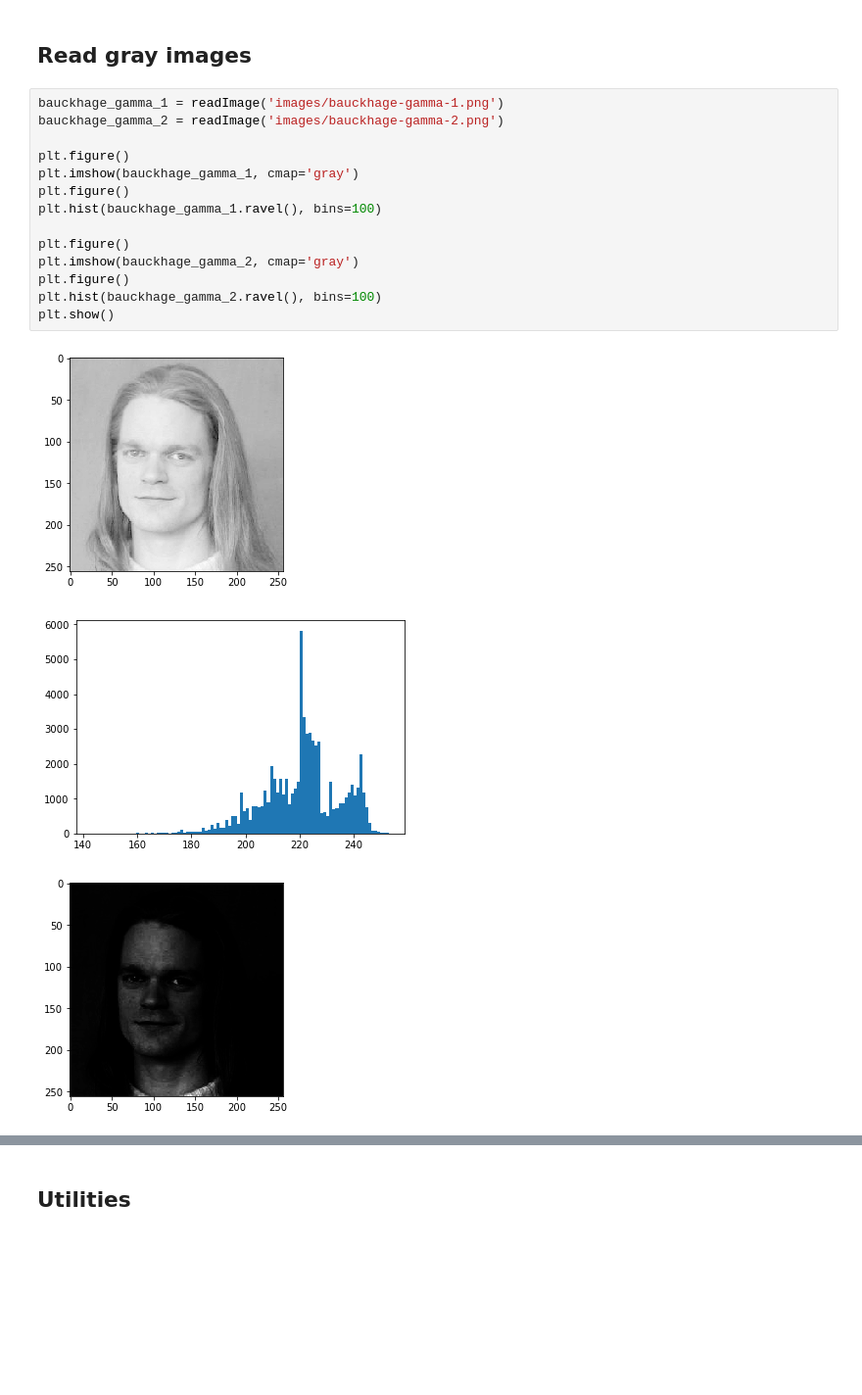
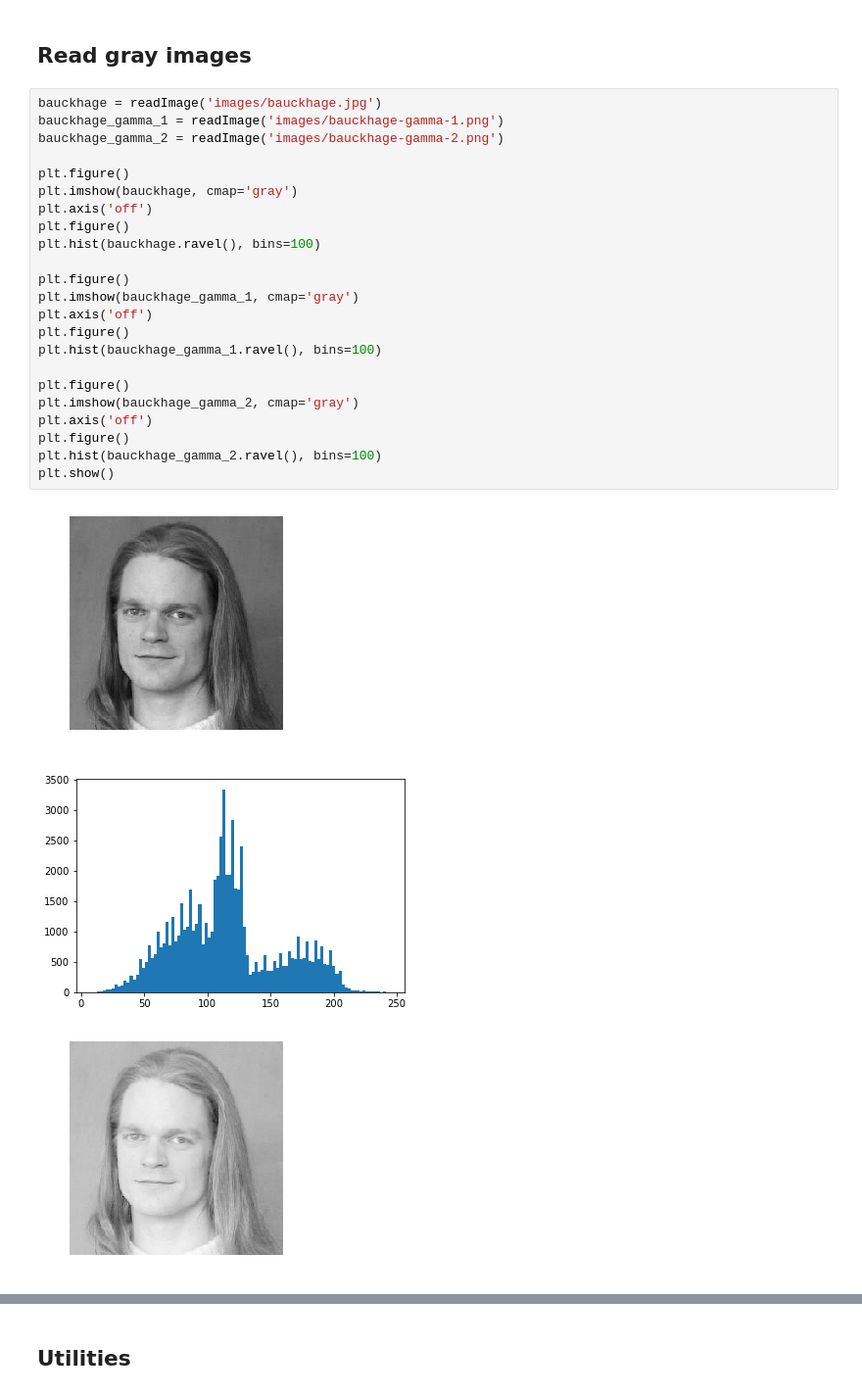
Before and after one commit to omartrinidad/image_processing, a Jupyter notebook: project_01/Task1.ipynb, the cells around one changed output, grey strips where cells are left out. Shown at 98% size. Saved outputs shown, nothing was run; the diff lists cells and outputs as text; blank space fills up the shorter version.

```diff
--- a/project_01/Task1.ipynb
+++ b/project_01/Task1.ipynb
@@ -15,20 +15,29 @@ def readImage(filename):
 # %% [markdown]
 ## Read gray images
 # %%
+bauckhage = readImage('images/bauckhage.jpg')
 bauckhage_gamma_1 = readImage('images/bauckhage-gamma-1.png')
 bauckhage_gamma_2 = readImage('images/bauckhage-gamma-2.png')
 
 plt.figure()
+plt.imshow(bauckhage, cmap='gray')
+plt.axis('off')
+plt.figure()
+plt.hist(bauckhage.ravel(), bins=100)
+
+plt.figure()
 plt.imshow(bauckhage_gamma_1, cmap='gray')
+plt.axis('off')
 plt.figure()
 plt.hist(bauckhage_gamma_1.ravel(), bins=100)
 
 plt.figure()
 plt.imshow(bauckhage_gamma_2, cmap='gray')
+plt.axis('off')
 plt.figure()
 plt.hist(bauckhage_gamma_2.ravel(), bins=100)
 plt.show()
 # %% [output]
-[figure, old version]
+[figure, new version]
-[figure, old version]
+[figure, new version]
-[figure, old version]
+[figure, new version]
```
Also changed, not shown: parts of 25 cells of this notebook.
